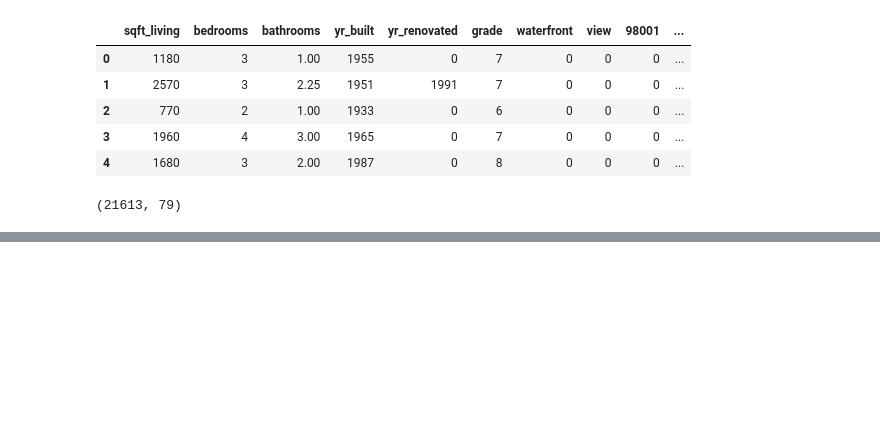
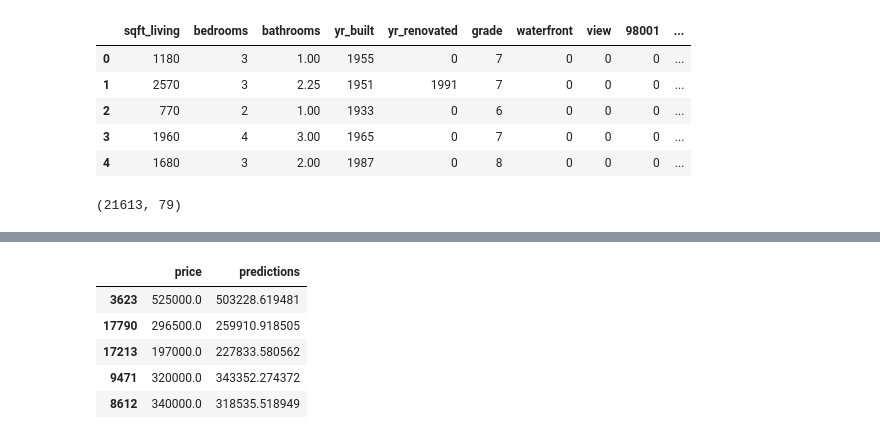
Before and after one commit to sbksabu/ML, a Jupyter notebook: RegressionML.ipynb, the cells around one changed output, grey strips where cells are left out. Saved outputs shown, nothing was run; the diff lists cells and outputs as text; code cells hidden in the pictures; blank space fills up the shorter version.

```diff
--- a/RegressionML.ipynb
+++ b/RegressionML.ipynb
@@ -173,0 +356,11 @@ mf.shape
+# %%
+targets = pd.concat([mf_test.target, predictions],axis = 1)
+
+targets.head()
+# %% [output]
+|  | price | predictions |
+| 3623 | 525000.0 | 503228.619481 |
+| 17790 | 296500.0 | 259910.918505 |
+| 17213 | 197000.0 | 227833.580562 |
+| 9471 | 320000.0 | 343352.274372 |
+| 8612 | 340000.0 | 318535.518949 |
```
Also changed, not shown: parts of 38 cells of this notebook.
